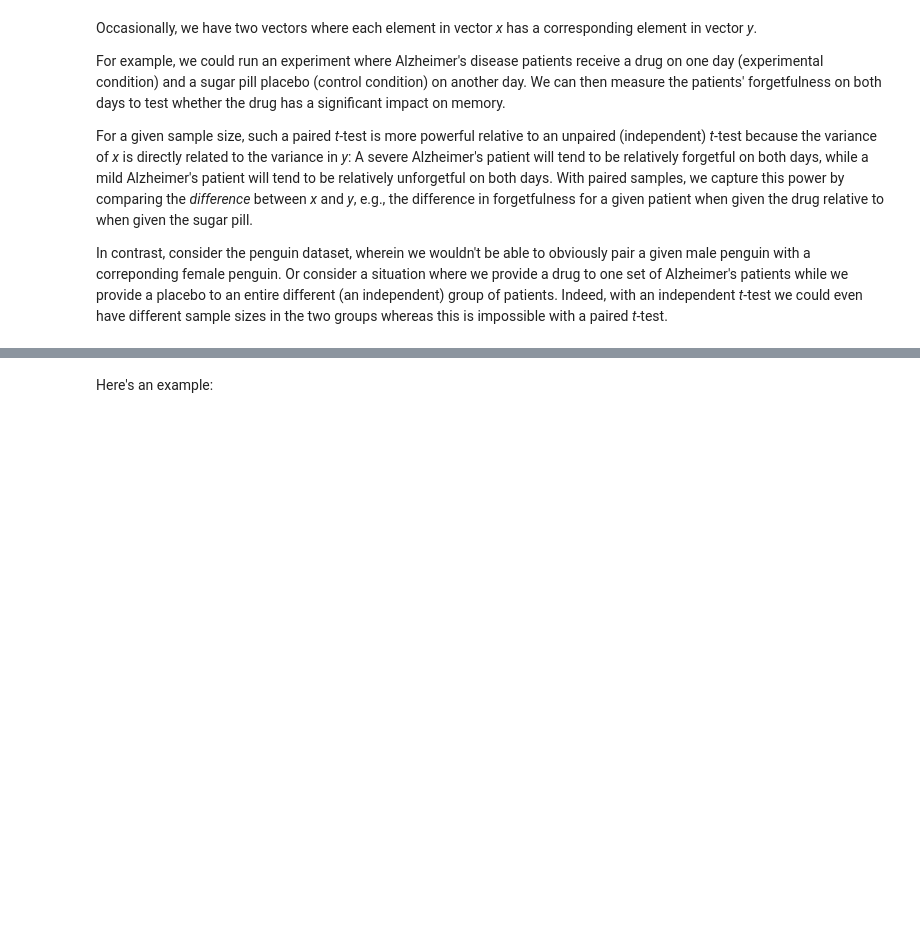
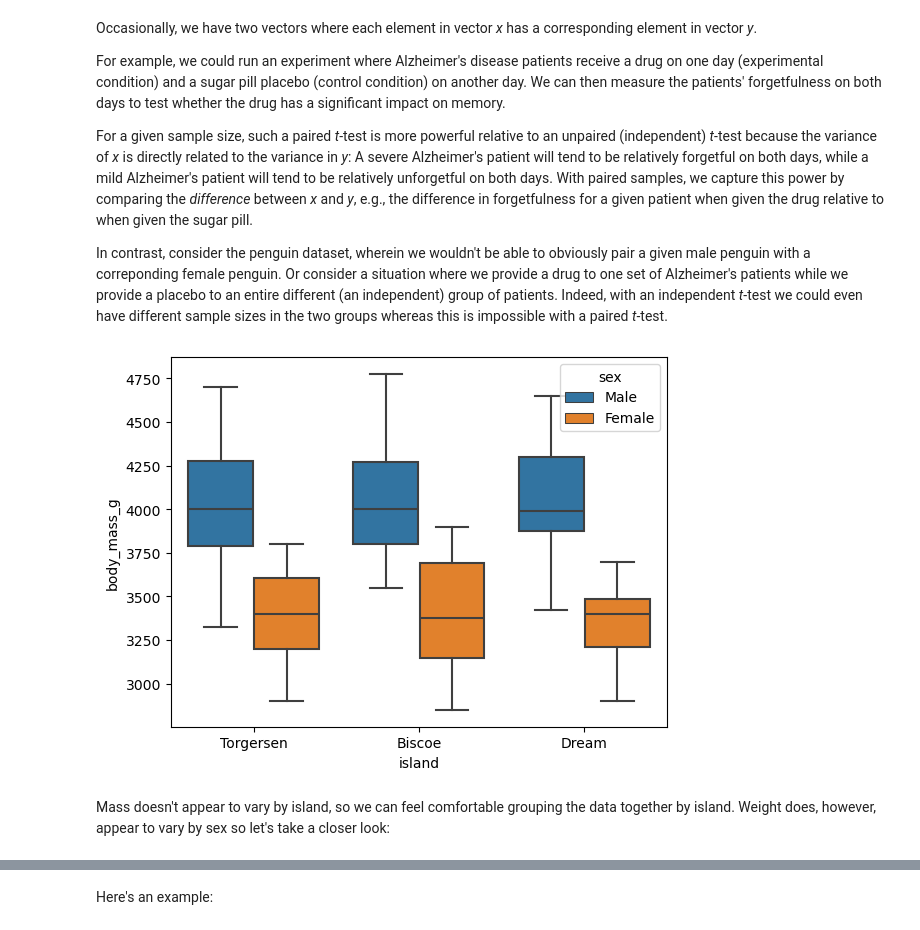
Before and after one commit to su-ntu-ctp/5m-data-3.1-probability-statistics, a Jupyter notebook: notebooks/Part_3_probability_statistics_lesson.ipynb, the cells around one changed output, grey strips where cells are left out. Saved outputs shown, nothing was run; the diff lists cells and outputs as text; code cells hidden in the pictures; blank space fills up the shorter version.

```diff
--- a/notebooks/Part_3_probability_statistics_lesson.ipynb
+++ b/notebooks/Part_3_probability_statistics_lesson.ipynb
@@ -273,0 +234,2 @@ TtestResult(statistic=1.1338934190276817, pvalue=0.3392540508564543, df=3)
+# %%
+penguins = sns.load_dataset('penguins').dropna() # some rows are missing data
@@ -273,0 +257,2 @@ TtestResult(statistic=1.1338934190276817, pvalue=0.3392540508564543, df=3)
+# %%
+adelie = penguins[penguins.species == 'Adelie']
@@ -279,3 +288,9 @@ For example, we could run an experiment where Alzheimer's disease patients recei
 For a given sample size, such a paired *t*-test is more powerful relative to an unpaired (independent) *t*-test because the variance of *x* is directly related to the variance in *y*: A severe Alzheimer's patient will tend to be relatively forgetful on both days, while a mild Alzheimer's patient will tend to be relatively unforgetful on both days. With paired samples, we capture this power by comparing the *difference* between *x* and *y*, e.g., the difference in forgetfulness for a given patient when given the drug relative to when given the sugar pill.
 
 In contrast, consider the penguin dataset, wherein we wouldn't be able to obviously pair a given male penguin with a correponding female penguin. Or consider a situation where we provide a drug to one set of Alzheimer's patients while we provide a placebo to an entire different (an independent) group of patients. Indeed, with an independent *t*-test we could even have different sample sizes in the two groups whereas this is impossible with a paired *t*-test.
+# %%
+_ = sns.boxplot(x='island', y='body_mass_g', hue='sex', data=adelie)
+# %% [output]
+[figure, added]
+# %% [markdown]
+Mass doesn't appear to vary by island, so we can feel comfortable grouping the data together by island. Weight does, however, appear to vary by sex so let's take a closer look:
```
Also changed, not shown: parts of 65 cells of this notebook, 1 other file.
